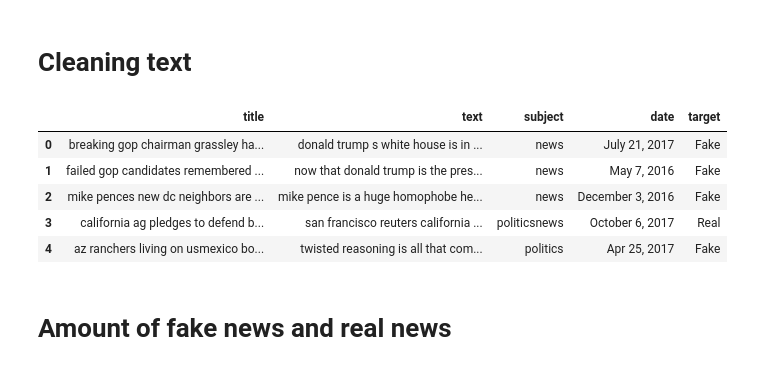
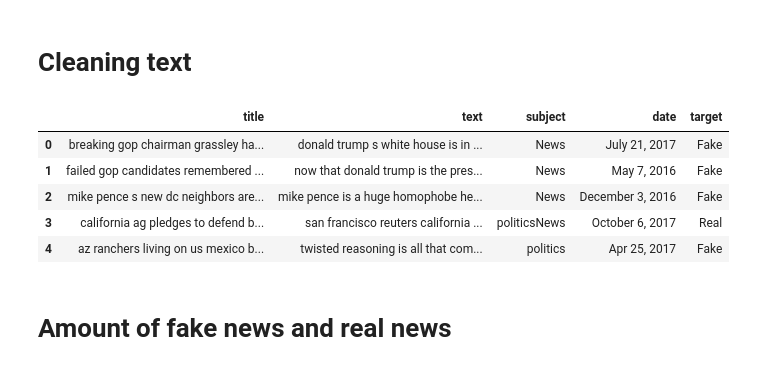
Before and after one commit to gddeazevedo/fake_news_classification, a Jupyter notebook: notebooks/main.ipynb, the cells around one changed output. Drawn from its saved outputs; the diff is of its cells as text; code cells hidden in the pictures.

```diff
--- a/notebooks/main.ipynb
+++ b/notebooks/main.ipynb
@@ -79,25 +78,25 @@ memory usage: 1.7+ MB
 # %%
 import re
 
 
 def clean_text(text: str) -> str:
-    text = re.sub(r'http\S+', '', text)  # Remove URLs
-    text = re.sub(r'@\w+', '', text)     # Remove mentions
-    text = re.sub(r'[^a-zA-Z\s]', '', text)  # Remove punctuation
+    text = re.sub(r"http\S+", "", text)
+    text = re.sub(r"@\w+", "", text)
+    text = re.sub(r"[^a-zA-Z0-9\s!?]", " ", text)
+    text = re.sub(r"\s+", " ", text)
     return text.lower().strip()
 
 
 df["text"] = df["text"].apply(clean_text)
 df["title"] = df["title"].apply(clean_text)
-df["subject"] = df["subject"].apply(clean_text)
 df.head()
 # %% [output]
 |  | title | text | subject | date | target |
-| 0 | breaking gop chairman grassley ha... | donald trump s white house is in ... | news | July 21, 2017 | Fake |
-| 1 | failed gop candidates remembered ... | now that donald trump is the pres... | news | May 7, 2016 | Fake |
-| 2 | mike pences new dc neighbors are ... | mike pence is a huge homophobe he... | news | December 3, 2016 | Fake |
-| 3 | california ag pledges to defend b... | san francisco reuters california ... | politicsnews | October 6, 2017 | Real |
-| 4 | az ranchers living on usmexico bo... | twisted reasoning is all that com... | politics | Apr 25, 2017 | Fake |
+| 0 | breaking gop chairman grassley ha... | donald trump s white house is in ... | News | July 21, 2017 | Fake |
+| 1 | failed gop candidates remembered ... | now that donald trump is the pres... | News | May 7, 2016 | Fake |
+| 2 | mike pence s new dc neighbors are... | mike pence is a huge homophobe he... | News | December 3, 2016 | Fake |
+| 3 | california ag pledges to defend b... | san francisco reuters california ... | politicsNews | October 6, 2017 | Real |
+| 4 | az ranchers living on us mexico b... | twisted reasoning is all that com... | politics | Apr 25, 2017 | Fake |
 # %% [markdown]
 # Amount of fake news and real news
 # %%
```
Also changed, not shown: parts of 4 cells of this notebook.
